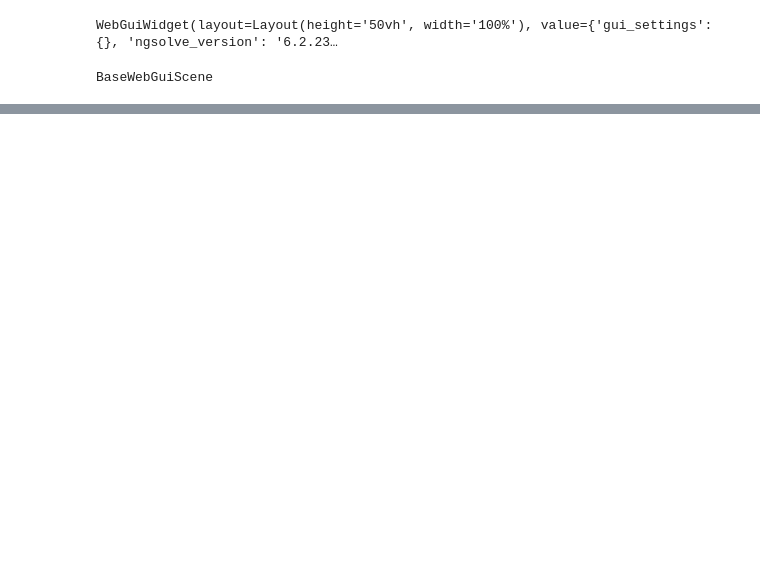
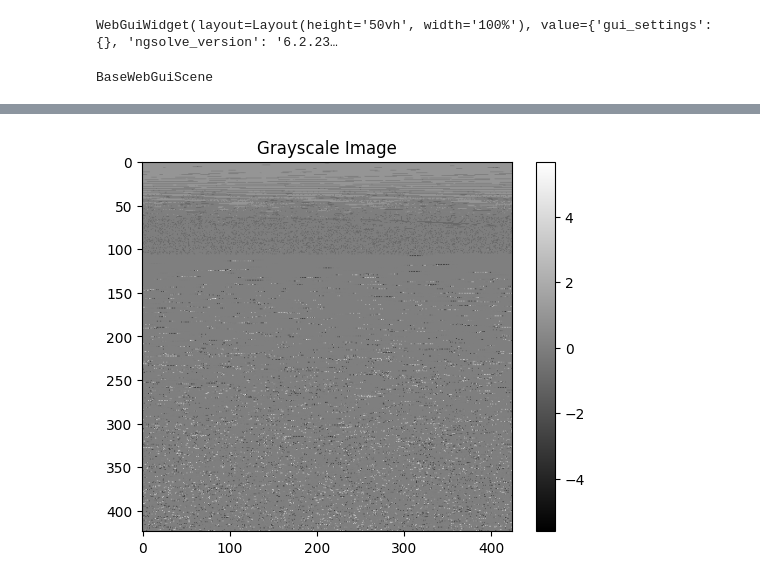
Before and after one commit to cyrilgabriele/HANA_Gruppe2, a Jupyter notebook: Notebooks/Aufgabe2.1.ipynb, the cells around one changed output, grey strips where cells are left out. Drawn from its saved outputs; the diff is of its cells as text; code cells hidden in the pictures; blank space fills up the shorter version.

```diff
--- a/Notebooks/Aufgabe2.1.ipynb
+++ b/Notebooks/Aufgabe2.1.ipynb
@@ -234,0 +211,10 @@ plt.show()
+# %%
+size = int(np.sqrt(len(gfu_array_2s)))
+gfu_array_2s_reshaped = gfu_array_2s[:size**2].reshape((size, size))
+
+plt.imshow(gfu_array_2s_reshaped, cmap='gray')
+plt.colorbar()  # Optionally, you can add a colorbar to show intensity values
+plt.title('Grayscale Image')
+plt.show()
+# %% [output]
+[figure, added]
```
Also changed, not shown: parts of 10 cells of this notebook, 1 other file.
